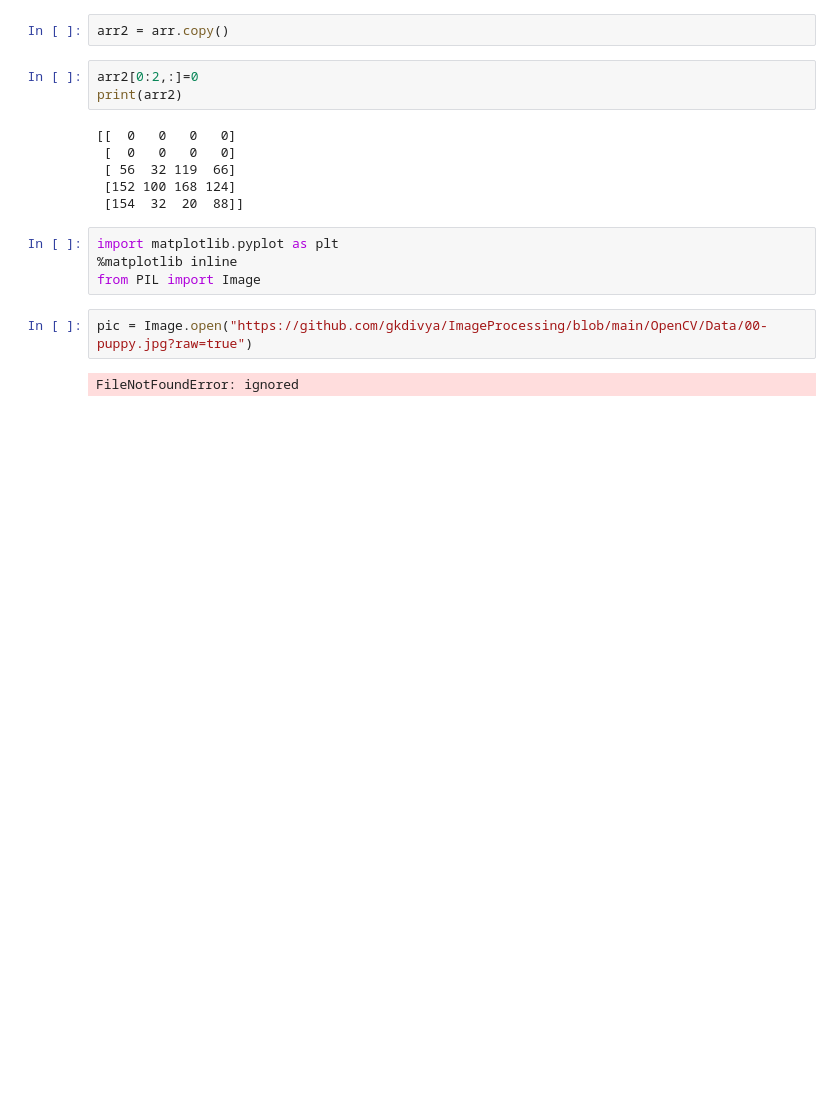
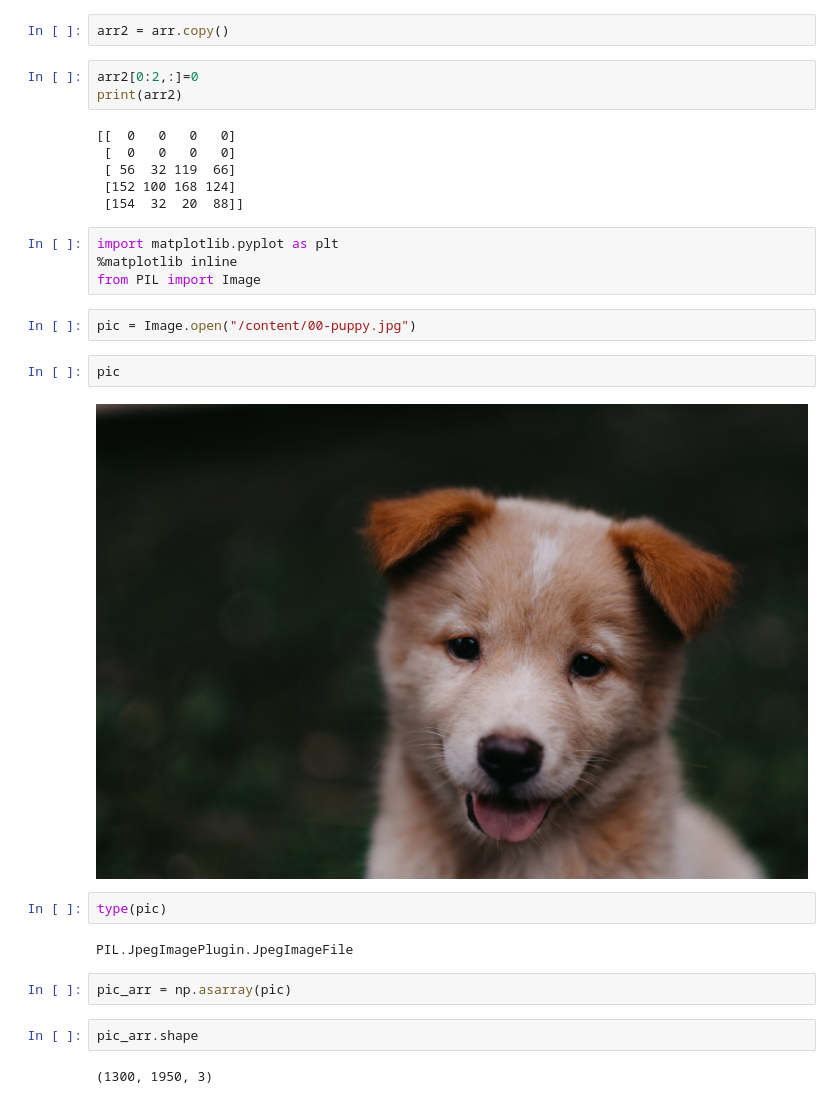
Before and after one commit to gkdivya/ImageProcessing, a Jupyter notebook: OpenCV/NumpyImageBasics.ipynb, the cells around one changed output. Saved outputs shown, nothing was run; the diff lists cells and outputs as text; blank space fills up the shorter version.

```diff
--- a/OpenCV/NumpyImageBasics.ipynb
+++ b/OpenCV/NumpyImageBasics.ipynb
@@ -80,6 +80,18 @@ import matplotlib.pyplot as plt
 %matplotlib inline
 from PIL import Image
 # %%
-pic = Image.open("https://github.com/gkdivya/ImageProcessing/blob/main/OpenCV/Data/00-puppy.jpg?raw=true")
+pic = Image.open("/content/00-puppy.jpg")
-# %% [output]
-FileNotFoundError: ignored
+# %%
+pic
+# %% [output]
+[figure, added]
+# %%
+type(pic)
+# %% [output]
+PIL.JpegImagePlugin.JpegImageFile
+# %%
+pic_arr = np.asarray(pic)
+# %%
+pic_arr.shape
+# %% [output]
+(1300, 1950, 3)
```
Also changed, not shown: parts of 3 cells of this notebook.
